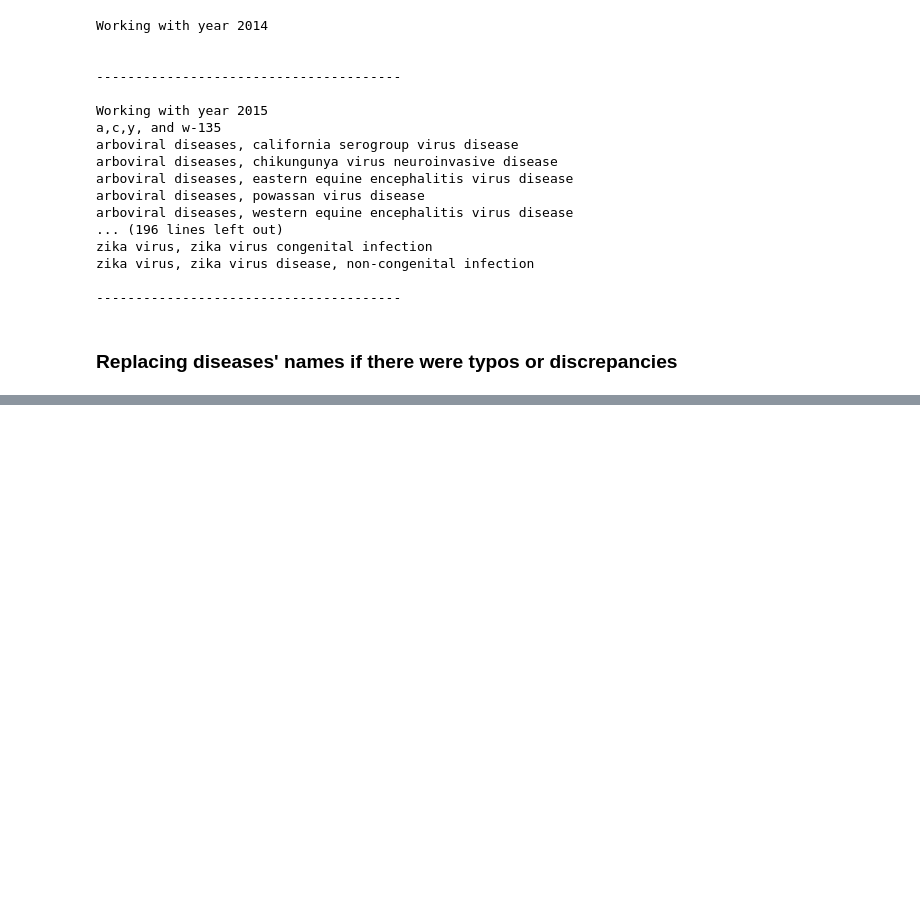
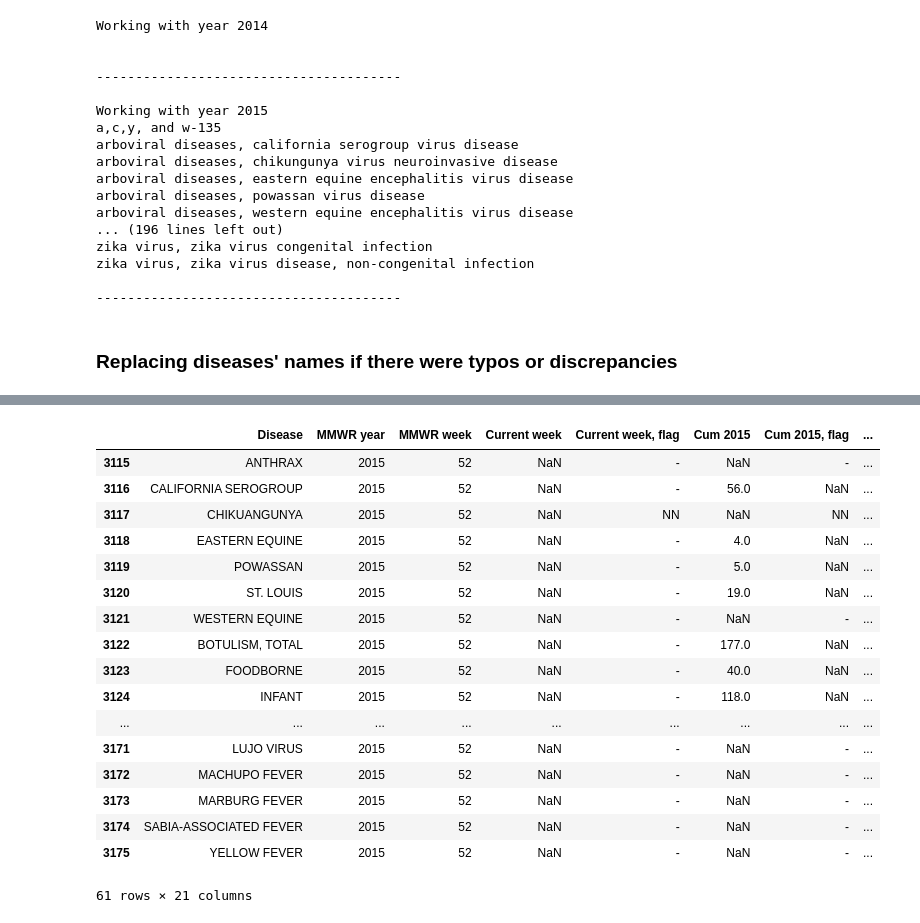
Before and after one commit to jchen2186/mortal-determination, a Jupyter notebook: EDA of Infrequently Reported Notifiable Diseases.ipynb, the cells around one changed output, grey strips where cells are left out. Saved outputs shown, nothing was run; the diff lists cells and outputs as text; code cells hidden in the pictures; blank space fills up the shorter version.

```diff
--- a/EDA of Infrequently Reported Notifiable Diseases.ipynb
+++ b/EDA of Infrequently Reported Notifiable Diseases.ipynb
@@ -230,0 +354,24 @@ df2017['Disease (cleaned)'].replace('arboviral diseases, western equine encephal
+# %%
+df2015_totals = df2015.drop_duplicates(subset=['Disease (cleaned)'],
+                                      keep='last')
+mask = df2015_totals['MMWR week'] == max(df2015['MMWR week'])
+df2015_totals[mask]
+# %% [output]
+|  | Disease | MMWR year | MMWR week | Current week | Current week, flag | Cum 2015 | Cum 2015, flag | ... |
+| 3115 | ANTHRAX | 2015 | 52 | NaN | - | NaN | - | ... |
+| 3116 | CALIFORNIA SEROGROUP | 2015 | 52 | NaN | - | 56.0 | NaN | ... |
+| 3117 | CHIKUANGUNYA | 2015 | 52 | NaN | NN | NaN | NN | ... |
+| 3118 | EASTERN EQUINE | 2015 | 52 | NaN | - | 4.0 | NaN | ... |
+| 3119 | POWASSAN | 2015 | 52 | NaN | - | 5.0 | NaN | ... |
+| 3120 | ST. LOUIS | 2015 | 52 | NaN | - | 19.0 | NaN | ... |
+| 3121 | WESTERN EQUINE | 2015 | 52 | NaN | - | NaN | - | ... |
+| 3122 | BOTULISM, TOTAL | 2015 | 52 | NaN | - | 177.0 | NaN | ... |
+| 3123 | FOODBORNE | 2015 | 52 | NaN | - | 40.0 | NaN | ... |
+| 3124 | INFANT | 2015 | 52 | NaN | - | 118.0 | NaN | ... |
+| ... | ... | ... | ... | ... | ... | ... | ... | ... |
+| 3171 | LUJO VIRUS | 2015 | 52 | NaN | - | NaN | - | ... |
+| 3172 | MACHUPO FEVER | 2015 | 52 | NaN | - | NaN | - | ... |
+| 3173 | MARBURG FEVER | 2015 | 52 | NaN | - | NaN | - | ... |
+| 3174 | SABIA-ASSOCIATED FEVER | 2015 | 52 | NaN | - | NaN | - | ... |
+| 3175 | YELLOW FEVER | 2015 | 52 | NaN | - | NaN | - | ... |
+61 rows × 21 columns
```
Also changed, not shown: parts of 18 cells of this notebook.
